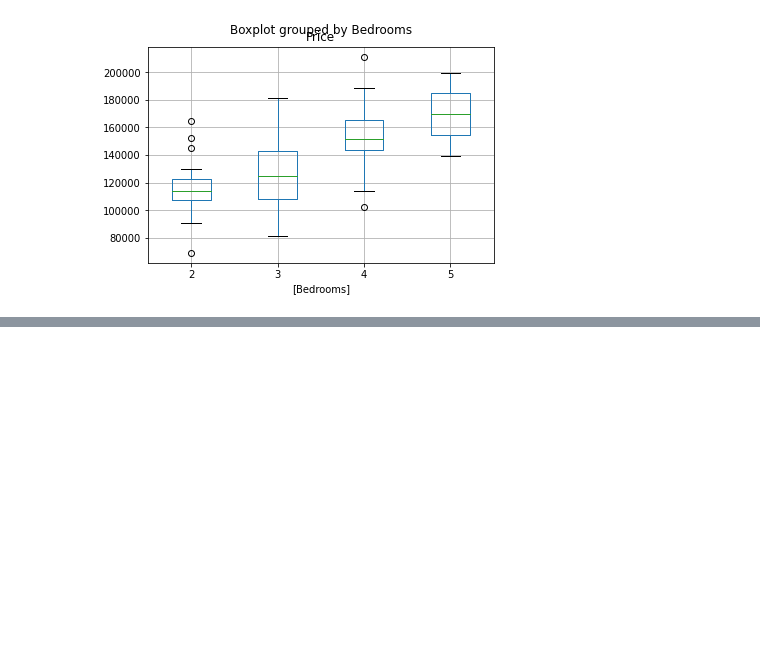
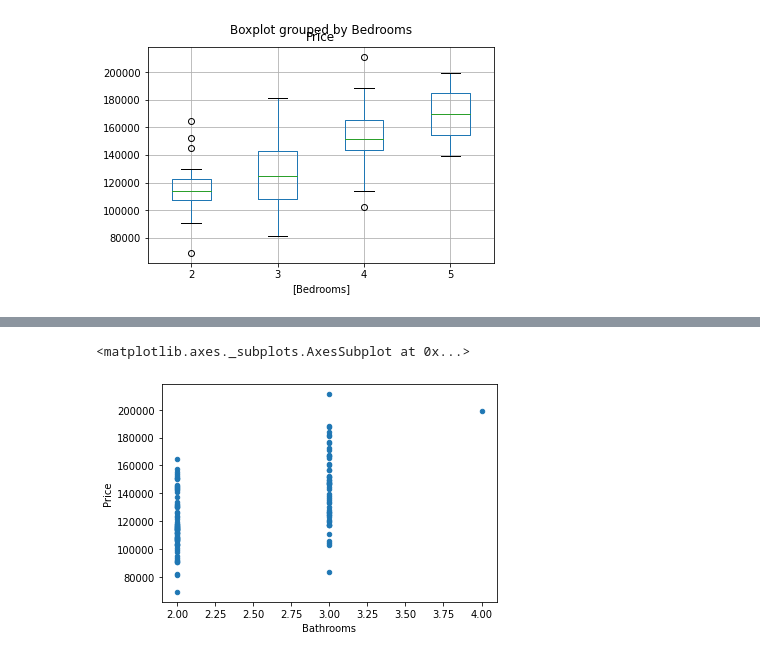
Before and after one commit to crusta/Statiska, a Jupyter notebook: Prak8.ipynb, the cells around one changed output, grey strips where cells are left out. Saved outputs shown, nothing was run; the diff lists cells and outputs as text; code cells hidden in the pictures; blank space fills up the shorter version.

```diff
--- a/Prak8.ipynb
+++ b/Prak8.ipynb
@@ -60,0 +68,7 @@ plt.show()
+# %%
+col_list=['Price', 'Bathrooms']
+numhouse = data_djaya[data_djaya.columns[data_djaya.columns.isin(col_list)]]
+numhouse.plot.scatter(x='Bathrooms', y='Price')
+# %% [output]
+<matplotlib.axes._subplots.AxesSubplot at 0x...>
+[figure, added]
```
Also changed, not shown: parts of 2 cells of this notebook.
